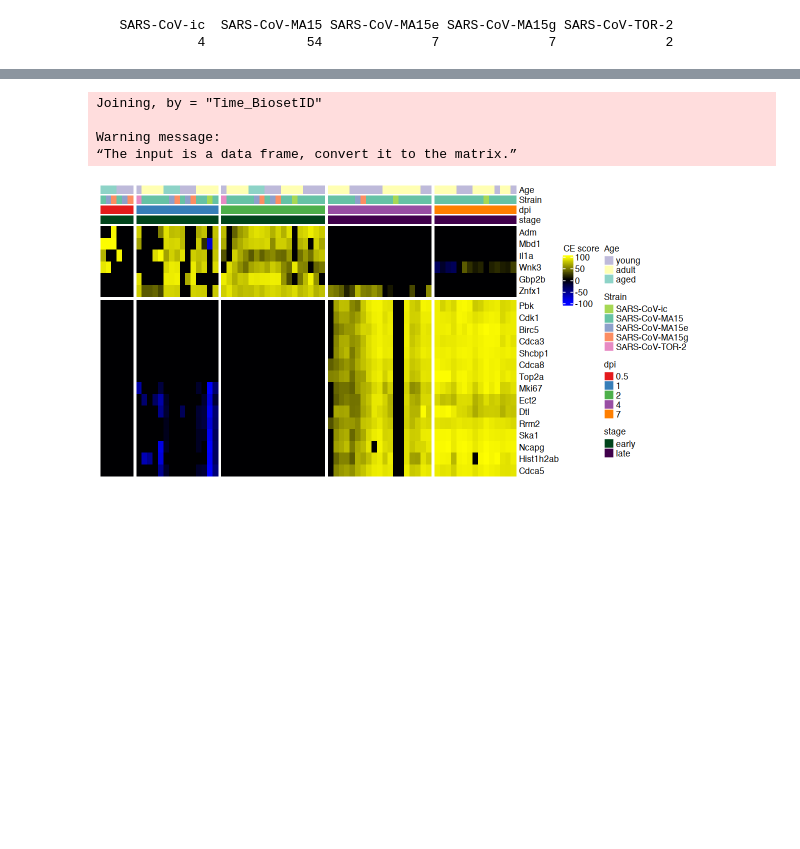
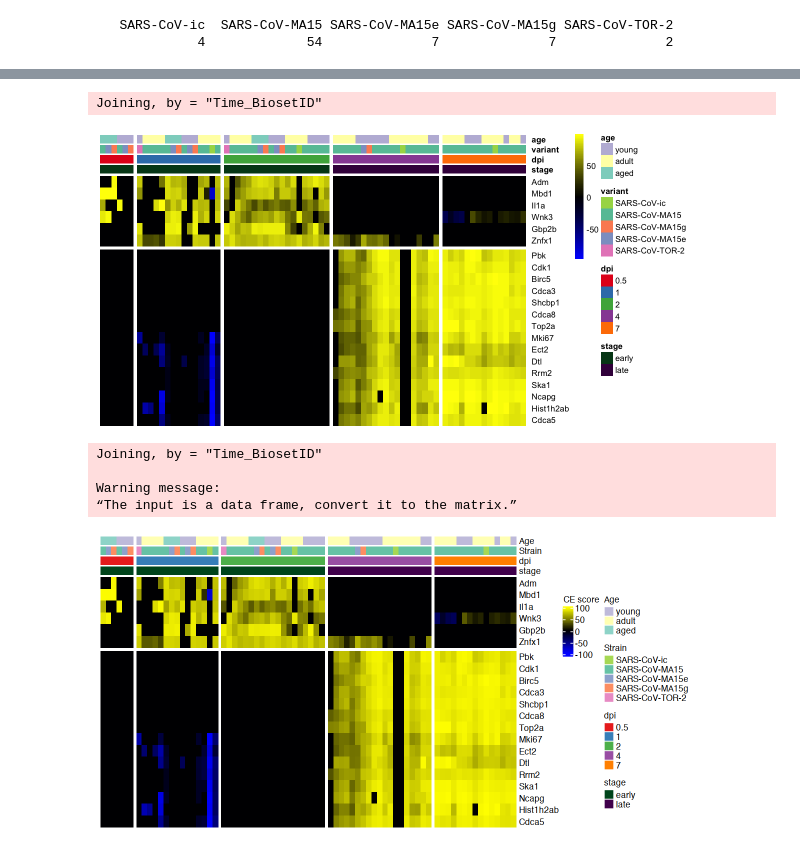
Before and after one commit to biomystery/covid-project, a Jupyter notebook: notebooks/03c.visualize.ipynb, the cells around one changed output, grey strips where cells are left out. Saved outputs shown, nothing was run; the diff lists cells and outputs as text; code cells hidden in the pictures; blank space fills up the shorter version.

```diff
--- a/notebooks/03c.visualize.ipynb
+++ b/notebooks/03c.visualize.ipynb
@@ -88,3 +101,50 @@ table(df_col_anno$Strain)
+# %%
+options(repr.plot.width = 10, repr.plot.height = 5)
+n = 0
+anno_colors <- list(stage = c(early = brewer.pal(n = 11, "PRGn")[11 - n], late = brewer.pal(n = 11,
+    "PRGn")[1 + n]), dpi = c(`0.5` = brewer.pal(n = 9, "Set1")[1], `1` = brewer.pal(n = 9,
+    "Set1")[2], `2` = brewer.pal(n = 9, "Set1")[3], `4` = brewer.pal(n = 9, "Set1")[4],
+    `7` = brewer.pal(n = 9, "Set1")[5]), variant = c(`SARS-CoV-ic` = brewer.pal(n = 8,
+    "Set2")[5], `SARS-CoV-MA15` = brewer.pal(n = 8, "Set2")[1], `SARS-CoV-MA15g` = brewer.pal(n = 8,
+    "Set2")[2], `SARS-CoV-MA15e` = brewer.pal(n = 8, "Set2")[3], `SARS-CoV-TOR-2` = brewer.pal(n = 8,
+    "Set2")[4]), age = c(young = brewer.pal(n = 12, "Set3")[3], adult = brewer.pal(n = 12,
+    "Set3")[2], aged = brewer.pal(n = 12, "Set3")[1]))
+
+pal_atac <- colorRampPalette(c("#3361A5", "#248AF3", "#14B3FF", "#88CEEF", "#C1D5DC",
+    "#EAD397", "#FDB31A", "#E42A2A", "#A31D1D"))(100)
+pal_atac <- colorRampPalette(c("blue", "black", "yellow"))(100)
+
+col.gap = dat %>%
+    colnames %>%
+    sapply(., function(x) (strsplit(x, split = "_") %>%
+        unlist)[1]) %>%
+    table %>%
+    cumsum
+
+df_col_anno = data.frame(col_name = dat %>%
+    colnames) %>%
+    separate(col_name, c("time", "s"), remove = F, sep = "_") %>%
+    mutate(stage = ifelse(time %in% c("0.5", "1", "2"), "early", "late")) %>%
+    select(-s) %>%
+    column_to_rownames("col_name")
+
+df_col_anno <- df_col_anno %>%
+    rownames_to_column("Time_BiosetID") %>%
+    left_join(meta.dat) %>%
+    column_to_rownames("Time_BiosetID") %>%
+    select(-time) %>%
+    select(stage, dpi, Strain, Age) %>%
+    rename(variant = "Strain", age = "Age")
+
+
+pheatmap(dat[glist %>%
+    rownames, ], annotation_col = df_col_anno, name = "CE score", annotation_colors = anno_colors,
+    show_colnames = F, border_color = NA, gaps_col = col.gap, scale = "none", color = pal_atac,
+    cluster_rows = F, cluster_cols = F, show_rownames = T, gaps_row = sum(glist$avg_weight <
+        0))
+# %% [output]
+Joining, by = "Time_BiosetID"
+[figure, added]
 # %%
 options(repr.plot.width = 10, repr.plot.height = 5)
 n = 0
```
Also changed, not shown: parts of 10 cells of this notebook, 3 other files.
